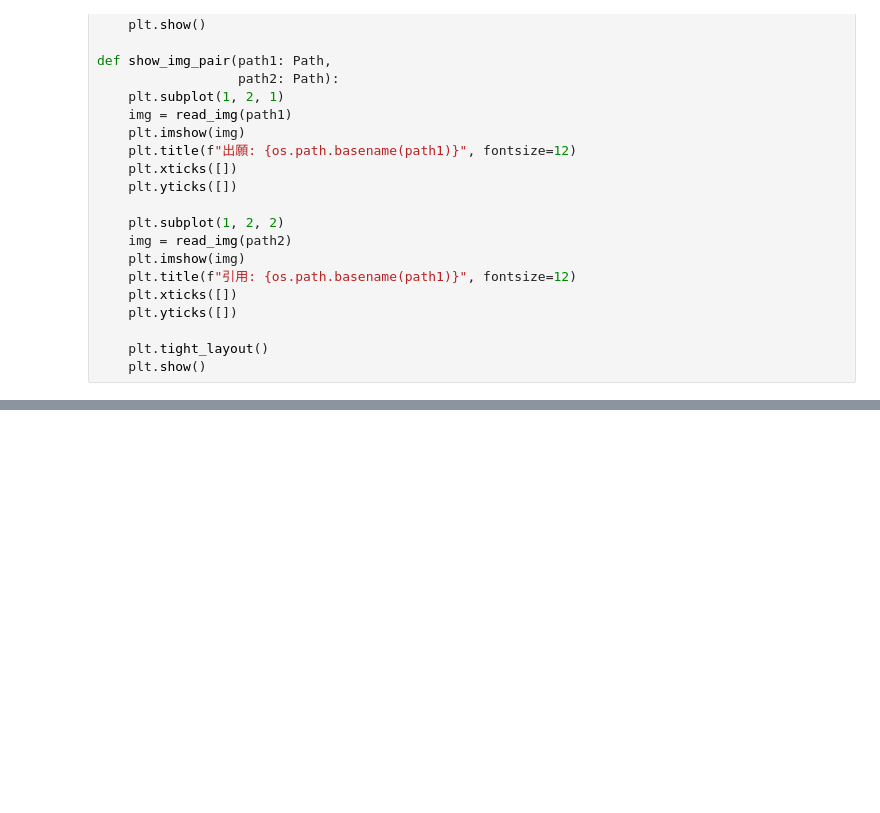
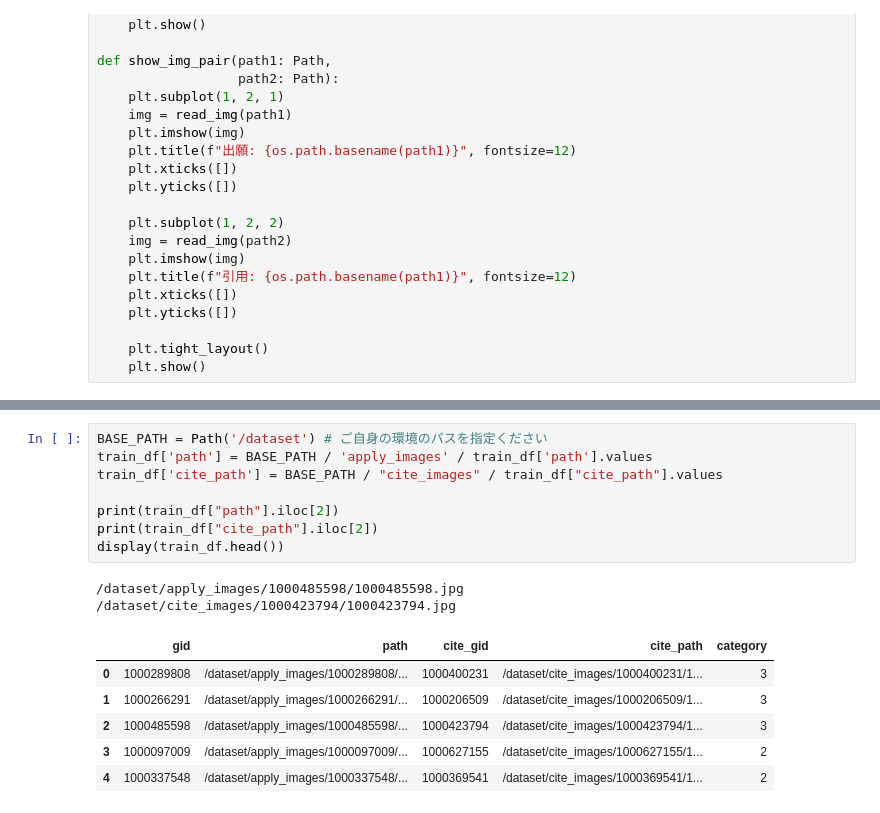
Before and after one commit to makkimaki/nishika-image-search-work, a Jupyter notebook: notebook/dataset_info.ipynb, the cells around one changed output, grey strips where cells are left out. Drawn from its saved outputs; the diff is of its cells as text; blank space fills up the shorter version.

```diff
--- a/notebook/dataset_info.ipynb
+++ b/notebook/dataset_info.ipynb
@@ -48,0 +67,17 @@ def show_img_pair(path1: Path,
+# %%
+BASE_PATH = Path('/dataset') # ご自身の環境のパスを指定ください
+train_df['path'] = BASE_PATH / 'apply_images' / train_df['path'].values
+train_df['cite_path'] = BASE_PATH / "cite_images" / train_df["cite_path"].values
+
+print(train_df["path"].iloc[2])
+print(train_df["cite_path"].iloc[2])
+display(train_df.head())
+# %% [output]
+/dataset/apply_images/1000485598/1000485598.jpg
+/dataset/cite_images/1000423794/1000423794.jpg
+|  | gid | path | cite_gid | cite_path | category |
+| 0 | 1000289808 | /dataset/apply_images/1000289808/... | 1000400231 | /dataset/cite_images/1000400231/1... | 3 |
+| 1 | 1000266291 | /dataset/apply_images/1000266291/... | 1000206509 | /dataset/cite_images/1000206509/1... | 3 |
+| 2 | 1000485598 | /dataset/apply_images/1000485598/... | 1000423794 | /dataset/cite_images/1000423794/1... | 3 |
+| 3 | 1000097009 | /dataset/apply_images/1000097009/... | 1000627155 | /dataset/cite_images/1000627155/1... | 2 |
+| 4 | 1000337548 | /dataset/apply_images/1000337548/... | 1000369541 | /dataset/cite_images/1000369541/1... | 2 |
```
Also changed, not shown: parts of 3 cells of this notebook.
